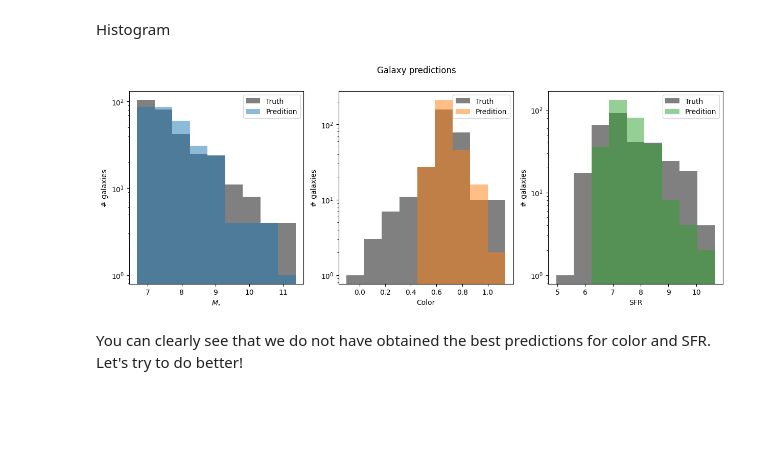
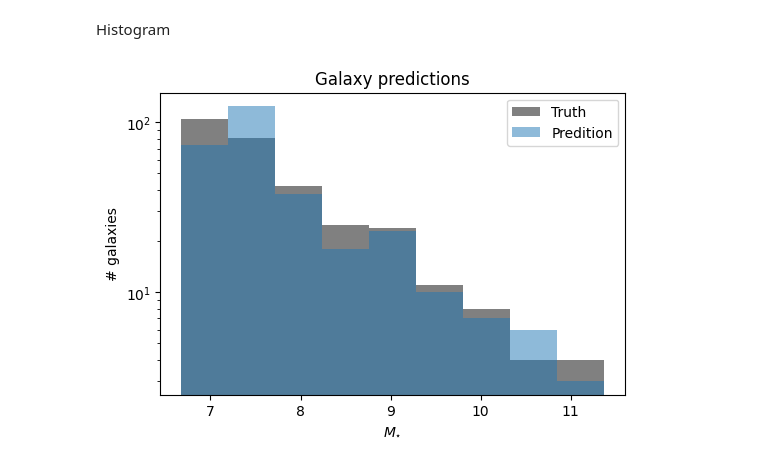
Before and after one commit to DataDrivenGalaxyEvolution/galevo23-tutorials, a Jupyter notebook: week-2/tutorial_on_halo-galaxy_connection/halo-galaxy_connection.ipynb, the cells around one changed output. Saved outputs shown, nothing was run; the diff lists cells and outputs as text; code cells hidden in the pictures; blank space fills up the shorter version.

```diff
--- a/week-2/tutorial_on_halo-galaxy_connection/halo-galaxy_connection.ipynb
+++ b/week-2/tutorial_on_halo-galaxy_connection/halo-galaxy_connection.ipynb
@@ -330,8 +341,8 @@ Getting
 x_train = np.array([df_train['M_h'], df_train['R_h'], df_train['V_h']]).T
 x_test = np.array([df_test['M_h'], df_test['R_h'], df_test['V_h']]).T
 
-y_train = np.array([df_train['M_g'], df_train['color_g'], df_train['SFR_g']]).T
-y_test = np.array([df_test['M_g'], df_test['color_g'], df_test['SFR_g']]).T
+y_train = np.array([df_train['M_g']]).T
+y_test = np.array([df_test['M_g']]).T
 # %%
 x_train.shape, x_test.shape, y_train.shape, y_test.shape
 # %% [output]
@@ -386,13 +402,14 @@ Let's define a simple standard model according too:
 # %%
 def base_model():
     model = models.Sequential()
-    model.add(layers.Dense(64, activation = 'relu', input_shape = (x_train.shape[1],)))
+    model.add(layers.Dense(64, activation = 'relu',
+                           input_shape = (x_train.shape[1],)))
     model.add(layers.Dense(32, activation = 'relu'))
-    model.add(layers.Dense(3))
+    model.add(layers.Dense(1))
 
     print(model.summary())
 
-    model.compile(optimizer = 'Adamax', loss = 'mse')
+    model.compile(optimizer = 'Adam', loss = 'mse')
 
     return model
 # %% [markdown]
@@ -425,7 +442,7 @@ The learning process is made by the `fit` function
 # %%
 #Fitting data
 no_epochs = 100
-batch_size = 100
+batch_size = 50
 validation_split = 0.2
 history = my_model.fit(x_train, y_train, epochs = no_epochs,
                        batch_size = batch_size,
@@ -503,36 +504,15 @@ axs[2].legend()
 # %% [markdown]
 Histogram
 # %%
-fig = plt.figure(dpi = 100, figsize = (15, 5))
-gs = fig.add_gridspec(1, 3)
-axs = gs.subplots()
-
-fig.suptitle('Galaxy predictions')
+plt.figure(dpi = 100)
+plt.title('Galaxy predictions')
 
 bins = np.linspace(np.min(y_test[:, 0]), np.max(y_test[:, 0]), 10)
-axs[0].hist(y_test[:, 0], bins = bins, color = 'gray', label = 'Truth')
-axs[0].hist(prediction[:, 0], bins = bins, color = 'C0', alpha = 0.5, label = 'Predition')
-axs[0].set_xlabel(r'$M_{\star}$')
-axs[0].set_ylabel(r'# galaxies')
-axs[0].legend()
-axs[0].set_yscale('log')
-
-bins = np.linspace(np.min(y_test[:, 1]), np.max(y_test[:, 1]), 10)
-axs[1].hist(y_test[:, 1], bins = bins, color = 'gray', label = 'Truth')
-axs[1].hist(prediction[:, 1], bins = bins, color = 'C1', alpha = 0.5, label = 'Predition')
-axs[1].set_xlabel(r'Color')
-axs[1].set_ylabel(r'# galaxies')
-axs[1].legend()
-axs[1].set_yscale('log')
-
-bins = np.linspace(np.min(y_test[:, 2]), np.max(y_test[:, 2]), 10)
-axs[2].hist(y_test[:, 2], bins = bins, color = 'gray', label = 'Truth')
-axs[2].hist(prediction[:, 2], bins = bins, color = 'C2', alpha = 0.5, label = 'Predition')
-axs[2].set_xlabel(r'SFR')
-axs[2].set_ylabel(r'# galaxies')
-axs[2].legend()
-axs[2].set_yscale('log')
+plt.hist(y_test[:, 0], bins = bins, color = 'gray', label = 'Truth')
+plt.hist(prediction[:, 0], bins = bins, color = 'C0', alpha = 0.5, label = 'Predition')
+plt.xlabel(r'$M_{\star}$')
+plt.ylabel(r'# galaxies')
+plt.legend()
+plt.yscale('log')
 # %% [output]
-[figure, old version]
+[figure, new version]
-# %% [markdown]
-You can clearly see that we do not have obtained the best predictions for color and SFR. Let's try to do better!
```
Also changed, not shown: parts of 19 cells of this notebook, 3 other files.
